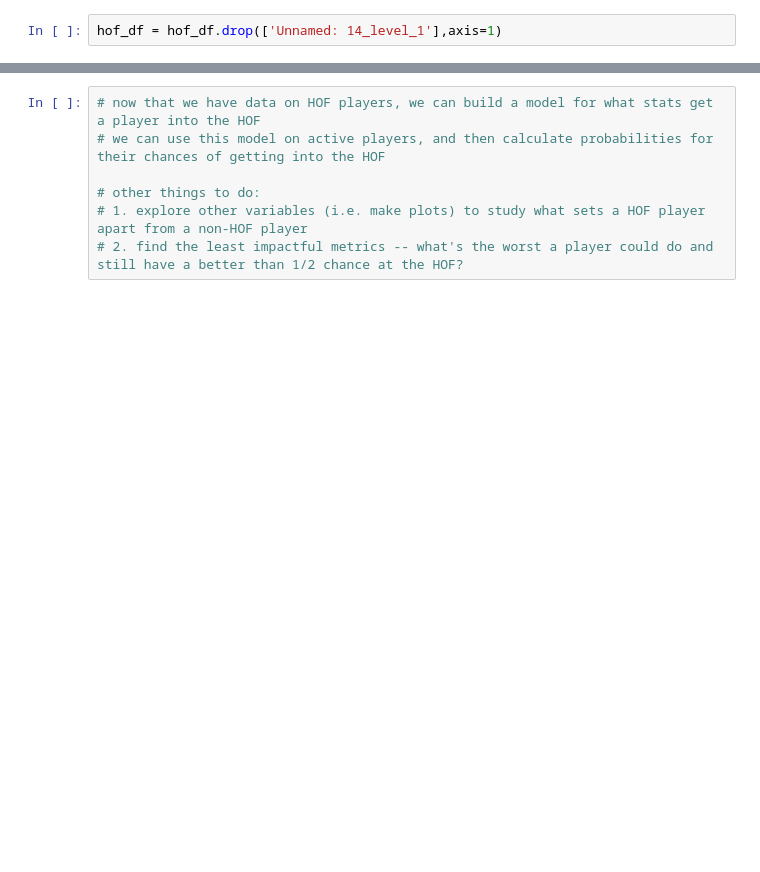
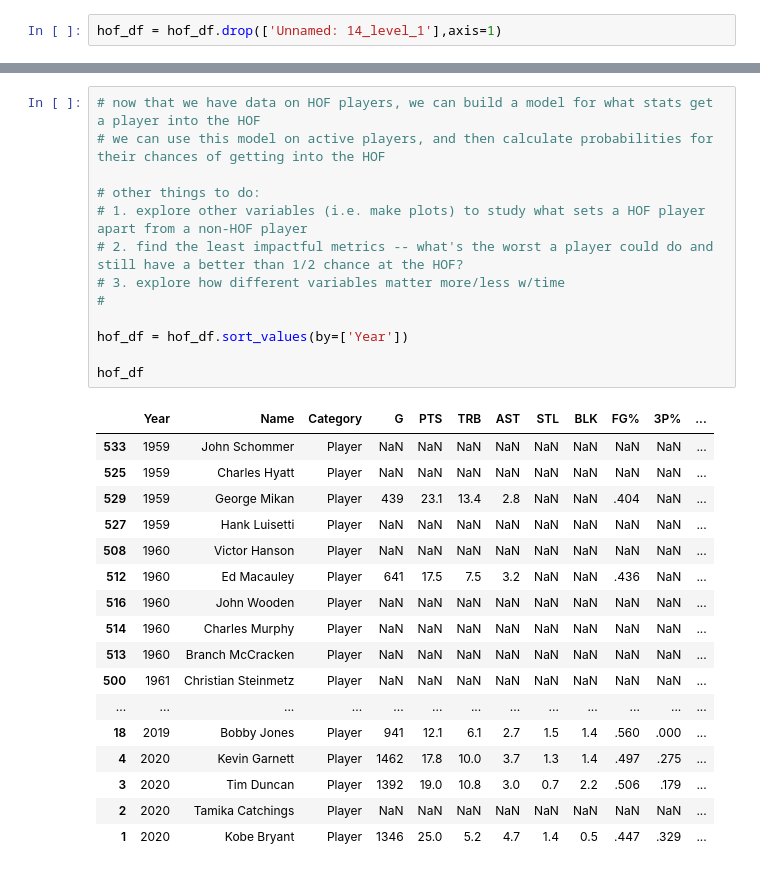
Before and after one commit to surmud/NBA-Hall-of-fame-predictor, a Jupyter notebook: hof.ipynb, the cells around one changed output, grey strips where cells are left out. Drawn from its saved outputs; the diff is of its cells as text; blank space fills up the shorter version.

```diff
--- a/hof.ipynb
+++ b/hof.ipynb
@@ -92,7 +96,31 @@ hof_df.head()
 # %%
 # now that we have data on HOF players, we can build a model for what stats get a player into the HOF
 # we can use this model on active players, and then calculate probabilities for their chances of getting into the HOF
 
 # other things to do:
 # 1. explore other variables (i.e. make plots) to study what sets a HOF player apart from a non-HOF player
 # 2. find the least impactful metrics -- what's the worst a player could do and still have a better than 1/2 chance at the HOF?
+# 3. explore how different variables matter more/less w/time
+#
+
+hof_df = hof_df.sort_values(by=['Year'])
+
+hof_df
+# %% [output]
+|  | Year | Name | Category | G | PTS | TRB | AST | STL | BLK | FG% | 3P% | ... |
+| 533 | 1959 | John Schommer | Player | NaN | NaN | NaN | NaN | NaN | NaN | NaN | NaN | ... |
+| 525 | 1959 | Charles Hyatt | Player | NaN | NaN | NaN | NaN | NaN | NaN | NaN | NaN | ... |
+| 529 | 1959 | George Mikan | Player | 439 | 23.1 | 13.4 | 2.8 | NaN | NaN | .404 | NaN | ... |
+| 527 | 1959 | Hank Luisetti | Player | NaN | NaN | NaN | NaN | NaN | NaN | NaN | NaN | ... |
+| 508 | 1960 | Victor Hanson | Player | NaN | NaN | NaN | NaN | NaN | NaN | NaN | NaN | ... |
+| 512 | 1960 | Ed Macauley | Player | 641 | 17.5 | 7.5 | 3.2 | NaN | NaN | .436 | NaN | ... |
+| 516 | 1960 | John Wooden | Player | NaN | NaN | NaN | NaN | NaN | NaN | NaN | NaN | ... |
+| 514 | 1960 | Charles Murphy | Player | NaN | NaN | NaN | NaN | NaN | NaN | NaN | NaN | ... |
+| 513 | 1960 | Branch McCracken | Player | NaN | NaN | NaN | NaN | NaN | NaN | NaN | NaN | ... |
+| 500 | 1961 | Christian Steinmetz | Player | NaN | NaN | NaN | NaN | NaN | NaN | NaN | NaN | ... |
+| ... | ... | ... | ... | ... | ... | ... | ... | ... | ... | ... | ... | ... |
+| 18 | 2019 | Bobby Jones | Player | 941 | 12.1 | 6.1 | 2.7 | 1.5 | 1.4 | .560 | .000 | ... |
+| 4 | 2020 | Kevin Garnett | Player | 1462 | 17.8 | 10.0 | 3.7 | 1.3 | 1.4 | .497 | .275 | ... |
+| 3 | 2020 | Tim Duncan | Player | 1392 | 19.0 | 10.8 | 3.0 | 0.7 | 2.2 | .506 | .179 | ... |
+| 2 | 2020 | Tamika Catchings | Player | NaN | NaN | NaN | NaN | NaN | NaN | NaN | NaN | ... |
+| 1 | 2020 | Kobe Bryant | Player | 1346 | 25.0 | 5.2 | 4.7 | 1.4 | 0.5 | .447 | .329 | ... |
```
Also changed, not shown: parts of 1 cell of this notebook.
